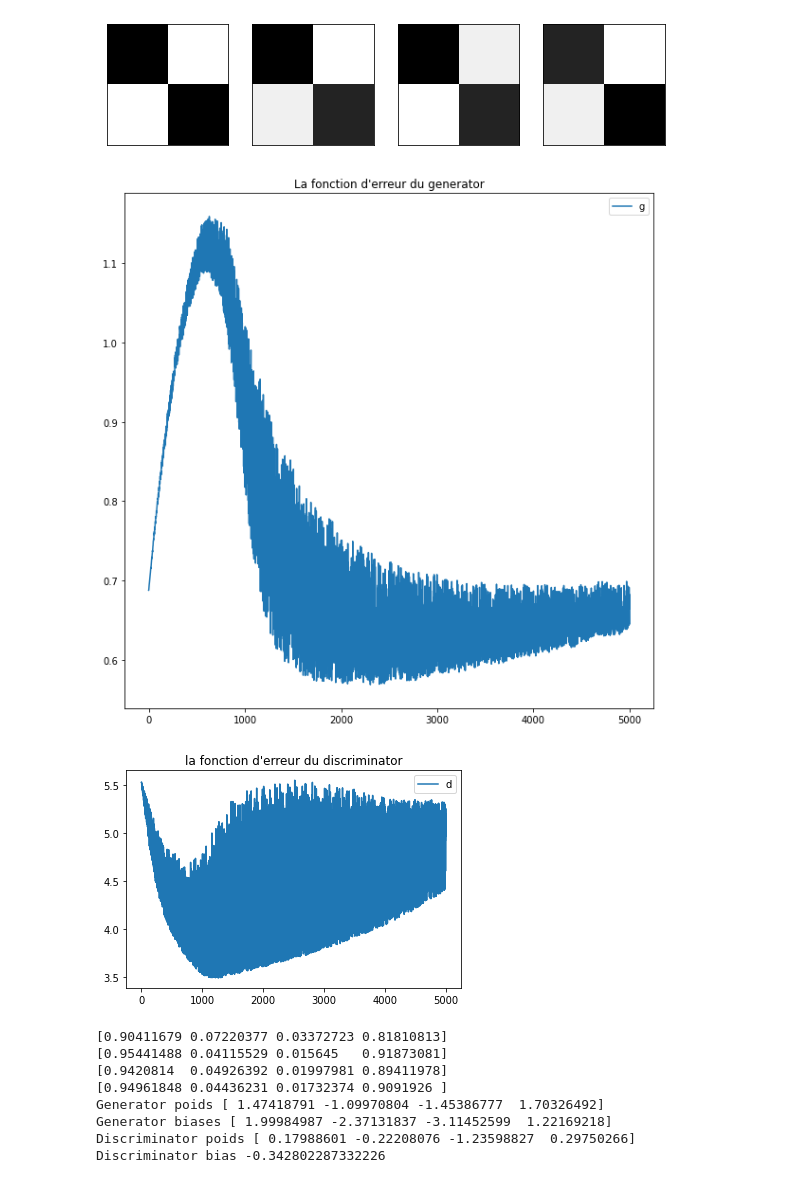
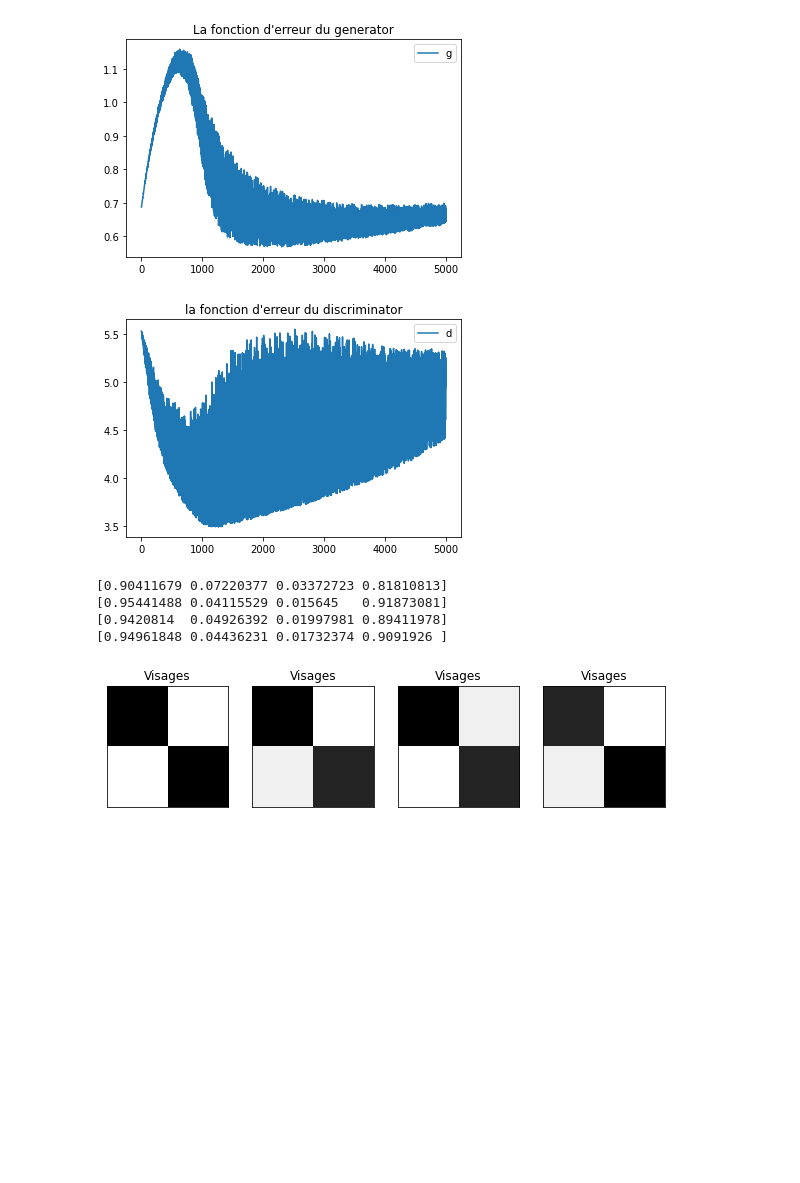
Before and after one commit to abderrahmaneaziri/gan, a Jupyter notebook: MY_GAN_SIMPLIFIED.ipynb, the cells around one changed output. Drawn from its saved outputs; the diff is of its cells as text; code cells hidden in the pictures; blank space fills up the shorter version.

```diff
--- a/MY_GAN_SIMPLIFIED.ipynb
+++ b/MY_GAN_SIMPLIFIED.ipynb
@@ -20,17 +27,19 @@ from numpy import random
 from matplotlib import pyplot as plt
 
 
-def afficher(ech, m, n):
+def afficher(ech, m, n,Titre=''):
     fig, axes = plt.subplots(figsize=(10, 10), nrows=m, ncols=n, sharey=True, sharex=True)
     for ax, img in zip(axes.flatten(), ech):
         ax.xaxis.set_visible(False)
         ax.yaxis.set_visible(False)
+        ax.set_title(Titre)
         im = ax.imshow(1-img.reshape((2,2)), cmap='Greys_r')
     return fig, axes, im,
 
 
-def generate_random_image():
-    return [np.random.random(), np.random.random(), np.random.random(), np.random.random()]
+def generer_images_aleatoires(k):
+    #k est le nombre d'mages qu'on veut generer
+    return [np.random.randn(2,2) for i in range(4*k)]
 
 
 
@@ -121,11 +130,13 @@ visages = [np.array([1,0,0,1]),
          np.array([0.8,0.1,0.2,0.9]),
          np.array([0.8,0.2,0.1,0.9])]
 
-_ = afficher(visages, 1, 4)
+
 # Examples d'images bruitées
-bruit = [np.random.randn(2,2) for i in range(20)]
+
+bruit = generer_images_aleatoires(5)
+
 bruitinit=bruit
-afficher(bruitinit, 5,4)
+
 
 
 # on met un seed
@@ -162,47 +173,54 @@ for epoch in range(epochs):
         # on construit un faux visage
         bruit = G.avance(z)
 
         # on fait un update des  poids du discriminator visage fake
         D.changer_depuis_bruit(bruit)
 
         # on fait un update des poids du generator a partir du visage fake
         G.update(z, D)
 
 plt.subplot(1,1,1)
 plt.plot(erreurs_generator)
 plt.title("La fonction d'erreur du generator")
 plt.legend("gen")
 plt.show()
 plt.subplot(1,1,1)
 plt.plot(erreurs_discriminator)
 plt.legend('disc')
 plt.title("la fonction d'erreur du discriminator")
 plt.show()
 
 images_generes = []
 for i in range(4):
     z = random.random()
     images_genere = G.avance(z)
     images_generes.append(images_genere)
-_ = afficher(images_generes, 1, 4)
+
+_ = afficher(visages, 1, 4,'Visages')
+
+_ =afficher(bruitinit, 4,5,'bruit')
+
+_ = afficher(images_generes, 1, 4,'Résultat genéré')
+
+
+# plt.subplot(2,4,1)
+# _ = afficher(visages, 1, 4,'Visages')
+# plt.subplot(2,4,2)
+# _ = afficher(images_generes, 1, 4,'Résultat genéré')
+
 for i in images_generes:
     print(i)
-afficher(bruitinit, 5,4)
 
-print("Generator poids", G.poids)
-print("Generator biases", G.biases)
+# print("Generator poids", G.poids)
+# print("Generator biases", G.biases)
 
-print("Discriminator poids", D.poids)
-print("Discriminator bias", D.bias)
+# print("Discriminator poids", D.poids)
+# print("Discriminator bias", D.bias)
 # %% [output]
-[figure, old version]
+[figure, new version]
-[figure, old version]
+[figure, new version]
+[0.90411679 0.07220377 0.03372723 0.81810813]
+[0.95441488 0.04115529 0.015645   0.91873081]
+[0.9420814  0.04926392 0.01997981 0.89411978]
+[0.94961848 0.04436231 0.01732374 0.9091926 ]
-[figure, old version]
+[figure, new version]
-[0.90411679 0.07220377 0.03372723 0.81810813]
-[0.95441488 0.04115529 0.015645   0.91873081]
-[0.9420814  0.04926392 0.01997981 0.89411978]
-[0.94961848 0.04436231 0.01732374 0.9091926 ]
-Generator poids [ 1.47418791 -1.09970804 -1.45386777  1.70326492]
-Generator biases [ 1.99984987 -2.37131837 -3.11452599  1.22169218]
-Discriminator poids [ 0.17988601 -0.22208076 -1.23598827  0.29750266]
-Discriminator bias -0.342802287332226
```
Also changed, not shown: parts of 3 cells of this notebook.
